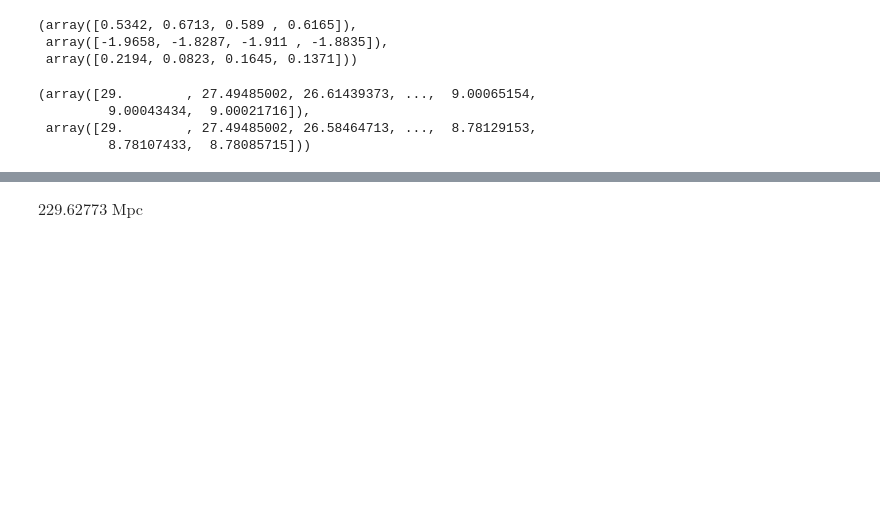
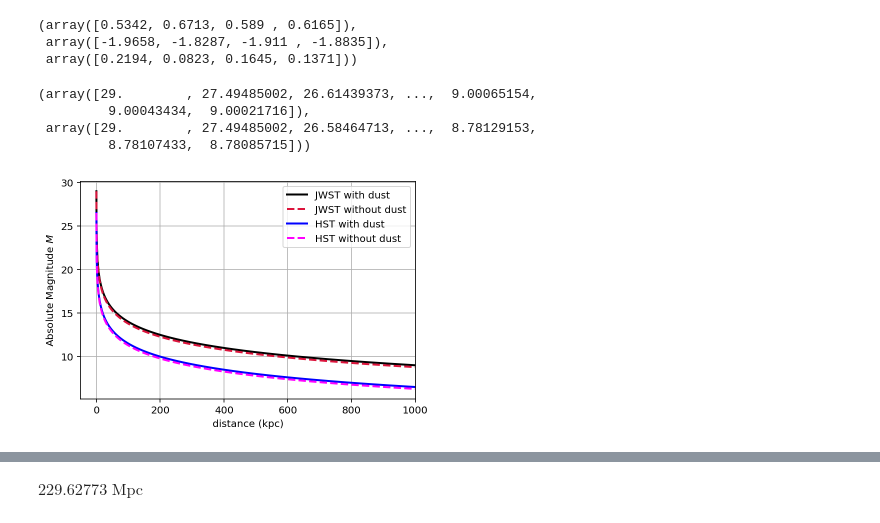
Before and after one commit to luk022/PHYS321-final-project, a Jupyter notebook: extinction_code.ipynb, the cells around one changed output, grey strips where cells are left out. Saved outputs shown, nothing was run; the diff lists cells and outputs as text; code cells hidden in the pictures; blank space fills up the shorter version.

```diff
--- a/extinction_code.ipynb
+++ b/extinction_code.ipynb
@@ -393,6 +444,20 @@ JWST_mags[0],JWST_mags_dust[0] # magnitudes (without correction) for the point A
          9.00043434,  9.00021716]),
  array([29.        , 27.49485002, 26.58464713, ...,  8.78129153,
          8.78107433,  8.78085715]))
+# %%
+f, ax = plt.subplots(figsize=(6,4))
+ax.plot(dist/1000, JWST_mags[0], lw=2, color='black', label='JWST with dust')
+ax.plot(dist/1000, JWST_mags_dust[0], lw=2, color='crimson', ls='--', label='JWST without dust')
+ax.plot(dist/1000, HST_mags[0], lw=2, color='blue', label='HST with dust')
+ax.plot(dist/1000, HST_mags_dust[0], lw=2, color='magenta', ls='--', label='HST without dust')
+ax.set_xlabel(r'distance (kpc)')
+ax.set_ylabel(r'Absolute Magnitude $M$')
+ax.set_xlim(left=None, right=1000)
+#ax.set_ylim([0,1.3])
+plt.legend()
+plt.grid() #at point A coord_list[0]
+# %% [output]
+[figure, added]
 # %%
 f, ax = plt.subplots(figsize=(6,4))
 ax.plot(dist/1000, JWST_mags[0], lw=2, color='black', label='JWST with dust')
```
Also changed, not shown: parts of 11 cells of this notebook, 1 other file.
